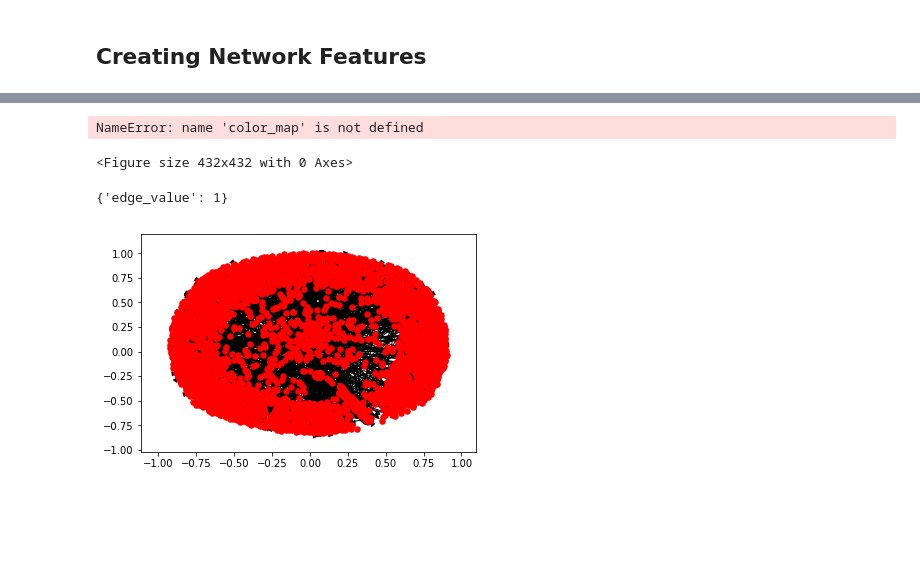
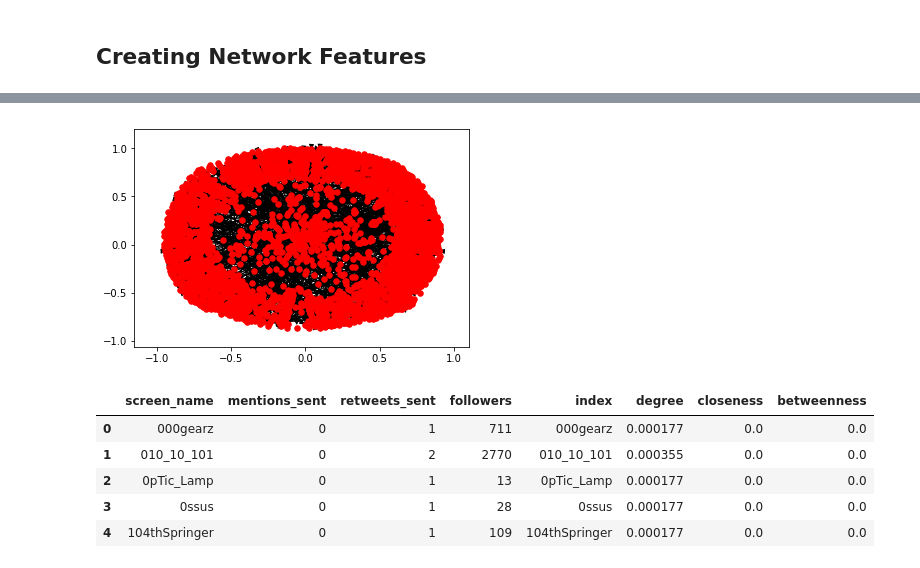
Before and after one commit to abhinaya08/social_media_analytics, a Jupyter notebook: SMA Part 2.ipynb, the cells around one changed output, grey strips where cells are left out. Saved outputs shown, nothing was run; the diff lists cells and outputs as text; code cells hidden in the pictures; blank space fills up the shorter version.

```diff
--- a/SMA Part 2.ipynb
+++ b/SMA Part 2.ipynb
@@ -17,10 +27,16 @@ df.head()
 def get_mentioned_user(y):
     print(re.split(r'\s@(\w+):',y))
     return(0)
+# %%
+def get_mentions_sent(y):
+    if len(y)>0:
+        return(len(y)-1)
+    else:
+        return(0)
 # %%
 df['retweeted_user']=df.text.apply(lambda x:re.findall(r'\s@(\w+):',x))
 df['mentioned_user']= df.text.apply(lambda x:re.findall(r'\s@(\w+)',x))
-df['mentions_sent'] = df.mentioned_user.apply(lambda x: len(x) -1)
+df['mentions_sent'] = df.mentioned_user.apply(get_mentions_sent)
 df['retweets_sent'] = df.retweeted_user.apply(lambda x: len(x))
 df['retweeted_user']=df.text.apply(lambda x:''.join(re.findall(r'\s@(\w+):',x)))
 # %%
@@ -66,5 +64,5 @@ df3 = df3.reindex(df3.columns)
 # %%
-df3 = df2.sort_values(by=['screen_name'])
+df3 = df.sort_values(by=['screen_name'])
 # %%
 df3['edge_value'] = 1
 # %%
@@ -88,58 +77,8 @@ for i in user:
-# %%
-import networkx
-import matplotlib.pyplot
-
-G = networkx.Graph()
-G.add_edges_from(edge_list)
-
-# # with open(F_NAME_AFFILIATIONS,'r') as f_in:
-# # 	reader	= csv.reader(f_in, delimiter=',', quotechar='"')
-# # 	headers	= next(reader);
-# # 	mp_mep_affiliation = {row[2]:row[5] for row in reader}
-
-# # color_map = {
-# #     'Conservative':'#00539F',
-# #     'Labour':'#E4003B',
-# #     'Scottish National Party':'#FFF685',
-# #     'United Kingdom Independence Party':'#8C4E9A',
-# #     'Democratic Unionist Party':'#19283E',
-# #     'Liberal Democrat':'#FECB0E',
-# #     'Green Party':'#78B82A',
-# #     'Social Democratic and Labour Party':'#F89828',
-# #     'Plaid Cymru':'#3F8429',
-# #     'Sinn Fein':'#F99D1D',
-# #     'Ulster Unionist Party':'#213362',
-# #     'Independent':'#D3D3D3'}
-
-# for node in G.nodes():
-#     G.node[node]['party'] = mp_mep_affiliation[node]
-
-pos = networkx.spring_layout(G, k = .012, iterations = 200)
-
-cut = 0.02
-xmin, xmax = min(xx for xx,yy in pos.values()), max(xx for xx,yy in pos.values())
-ymin, ymax = min(yy for xx,yy in pos.values()), max(yy for xx,yy in pos.values())
-fig = matplotlib.pyplot.figure(1, figsize=(6, 6))
-
-networkx.draw(G, pos, node_size = 20, node_color = [color_map[G.node[node]['party']] for node in G])
-# matplotlib.pyplot.xlim(xmin - cut * (xmax - xmin), xmax + cut * (xmax - xmin))
-# matplotlib.pyplot.ylim(ymin - cut * (ymax - ymin), ymax + cut * (ymax - ymin))
-# matplotlib.pyplot.title('MP/MEP retweet network %s to %s' % (start_date.isoformat(), end_date.isoformat()))
-
-matplotlib.pyplot.show()
-# %% [output]
-NameError: name 'color_map' is not defined
-<Figure size 432x432 with 0 Axes>
 # %%
 g = nx.from_pandas_edgelist(df3, source='screen_name', target='retweeted_user',edge_attr = 'edge_value',create_using=nx.DiGraph())
 #g = nx.DiGraph()
 #nx.draw(g)
-# %%
-print(g.get_edge_data('000gearz','TeaPainUSA'))
-# %% [output]
-{'edge_value': 1}
 # %%
-nx.draw_networkx(g,with_labels = False, node_size = 30)
-plt.show()
+nx.draw_networkx(g,with_labels = False, node_size = 30,pos=nx.spring_layout(g))
 # %% [output]
-[figure, old version]
+[figure, new version]
@@ -153,0 +94,11 @@ closeness_centrality(g)
+# %%
+measures = degree.merge(closeness,on='index').merge(betweenness,on='index')
+df_m4 = pd.merge(df_m3,measures,how='inner',left_on='screen_name',right_on = 'index')
+df_m4.head()
+# %% [output]
+|  | screen_name | mentions_sent | retweets_sent | followers | index | degree | closeness | betweenness |
+| 0 | 000gearz | 0 | 1 | 711 | 000gearz | 0.000177 | 0.0 | 0.0 |
+| 1 | 010_10_101 | 0 | 2 | 2770 | 010_10_101 | 0.000355 | 0.0 | 0.0 |
+| 2 | 0pTic_Lamp | 0 | 1 | 13 | 0pTic_Lamp | 0.000177 | 0.0 | 0.0 |
+| 3 | 0ssus | 0 | 1 | 28 | 0ssus | 0.000177 | 0.0 | 0.0 |
+| 4 | 104thSpringer | 0 | 1 | 109 | 104thSpringer | 0.000177 | 0.0 | 0.0 |
```
Also changed, not shown: parts of 21 cells of this notebook, 1 other file.
